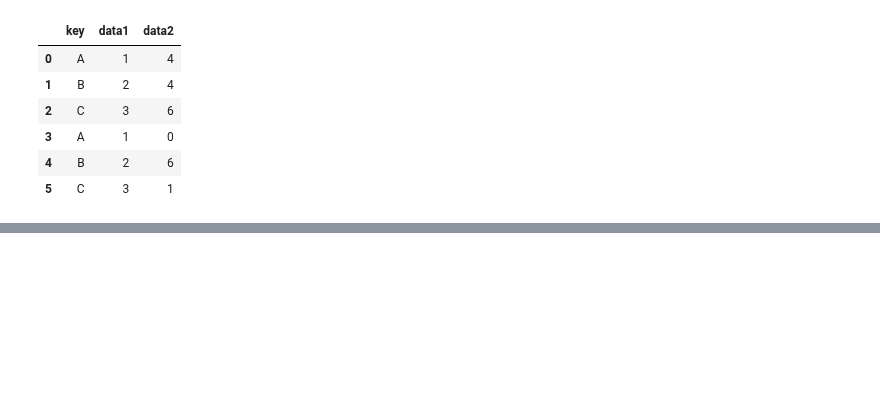
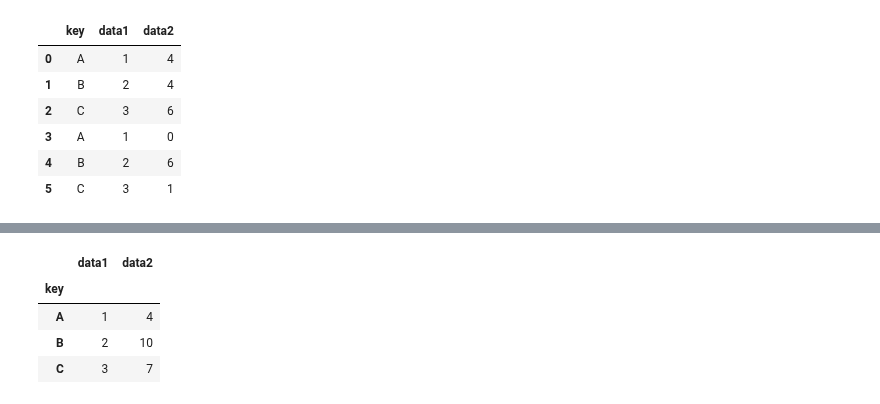
Before and after one commit to BBiT808/Game-of_pyThon, a Jupyter notebook: py11_advanced pandas.ipynb, the cells around one changed output, grey strips where cells are left out. Drawn from its saved outputs; the diff is of its cells as text; code cells hidden in the pictures; blank space fills up the shorter version.

```diff
--- a/py11_advanced pandas.ipynb
+++ b/py11_advanced pandas.ipynb
@@ -174,0 +211,8 @@ DataFrame :
+# %%
+df.groupby('key').aggregate({'data1':'max','data2':'sum'})
+# %% [output]
+|  | data1 | data2 |
+| key |  |  |
+| A | 1 | 4 |
+| B | 2 | 10 |
+| C | 3 | 7 |
```
Also changed, not shown: parts of 7 cells of this notebook.
